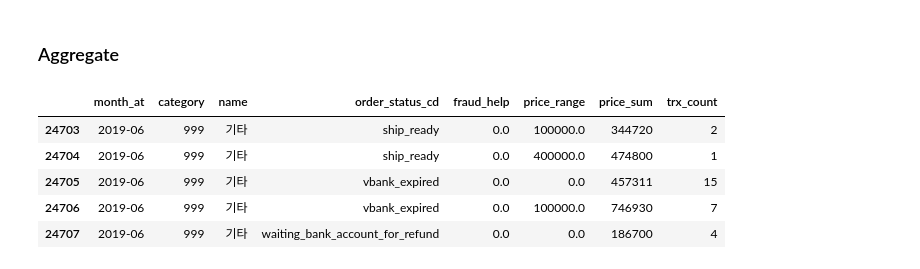
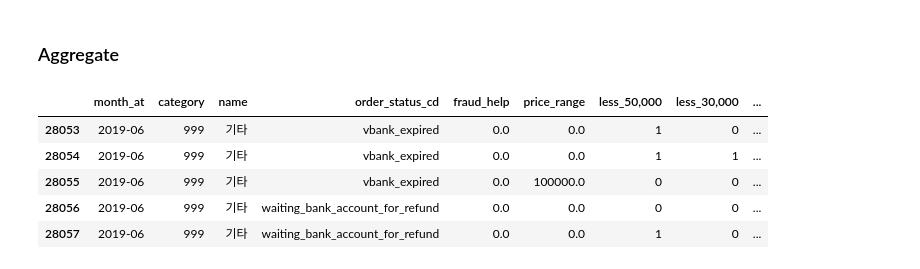
Before and after one commit to kiyoja07/python-bunjang, a Jupyter notebook: data-analysis/jupyter/11.fraud_pay.ipynb, the cells around one changed output. Cells and saved outputs as stored; diff of their text form; code cells hidden in the pictures.

```diff
--- a/data-analysis/jupyter/11.fraud_pay.ipynb
+++ b/data-analysis/jupyter/11.fraud_pay.ipynb
@@ -81,20 +95,6 @@ help_raw_frauder.tail()
 # %% [markdown]
 ### Merge
 # %%
-# change type to str
-for col in ['reporter_uid', 'fraud_uid']:
-
-    df = help_raw
-
-    df[col] = df[col].astype('str')
-
-for col in ['buyer_id', 'seller_id']:
-
-    df = pay_raw
-
-    df[col] = df[col].astype('str')
-
-# merge
 pay_help = pd.merge(pay_raw, help_raw,
                             left_on=['buyer_id', 'seller_id'],
                             right_on=['reporter_uid', 'fraud_uid'],
@@ -110,7 +110,18 @@ pay_help['category_3'] = pay_help['category_id'].astype(str).str[:3]
 pay_help = pd.merge(pay_help, df_category, left_on='category_3', right_on='category', how='left')
 
 # drop columns
-pay_help = pay_help.drop(['discussion_id', 'created_at', 'reporter_uid', 'fraud_uid', 'category_3'], axis=1)
+pay_help = pay_help.drop(['discussion_id', 'created_at', 'reporter_uid',
+                          'fraud_uid', 'category_3'], axis=1)
+
+# 10만원 단위 구간
+pay_help['price_range'] = (pay_help['total_price'] / 100000).apply(np.floor) * 100000
+
+# 5만원 이하
+pay_help['less_50,000'] = pay_help['total_price'].apply(lambda x: 1 if x <= 50000 else 0)
+
+# 3만원 이하
+pay_help['less_30,000'] = pay_help['total_price'].apply(lambda x: 1 if x <= 30000 else 0)
+
 
 pay_help.tail()
 # %% [output]
@@ -125,21 +134,22 @@ pay_help['price_range'] = (pay_help['total_price'] / 100000).apply(np.floor) * 1
 # %% [markdown]
 ### Aggregate
 # %%
-pay_help_result = pay_help.groupby(['month_at', 'category', 'name', 'order_status_cd', 'fraud_help', 'price_range'
+pay_help_result = pay_help.groupby(['month_at', 'category', 'name', 'order_status_cd',
+                                    'fraud_help', 'price_range', 'less_50,000', 'less_30,000'
                             ], as_index=False).agg({'total_price': 'sum', 'date': 'count'})
 
 
 pay_help_result = pay_help_result.rename(columns={'total_price': 'price_sum', 'date': 'trx_count'})
 
 # save
-save_path = '../csv/tmp/pay_help_result.csv'
+save_path = '../csv/result/pay_help_result.csv'
 pay_help_result.to_csv(save_path, index=False, mode='w', header=True)
 
 pay_help_result.tail()
 # %% [output]
-|  | month_at | category | name | order_status_cd | fraud_help | price_range | price_sum | trx_count |
-| 24703 | 2019-06 | 999 | 기타 | ship_ready | 0.0 | 100000.0 | 344720 | 2 |
-| 24704 | 2019-06 | 999 | 기타 | ship_ready | 0.0 | 400000.0 | 474800 | 1 |
-| 24705 | 2019-06 | 999 | 기타 | vbank_expired | 0.0 | 0.0 | 457311 | 15 |
-| 24706 | 2019-06 | 999 | 기타 | vbank_expired | 0.0 | 100000.0 | 746930 | 7 |
-| 24707 | 2019-06 | 999 | 기타 | waiting_bank_account_for_refund | 0.0 | 0.0 | 186700 | 4 |
+|  | month_at | category | name | order_status_cd | fraud_help | price_range | less_50,000 | less_30,000 | ... |
+| 28053 | 2019-06 | 999 | 기타 | vbank_expired | 0.0 | 0.0 | 1 | 0 | ... |
+| 28054 | 2019-06 | 999 | 기타 | vbank_expired | 0.0 | 0.0 | 1 | 1 | ... |
+| 28055 | 2019-06 | 999 | 기타 | vbank_expired | 0.0 | 100000.0 | 0 | 0 | ... |
+| 28056 | 2019-06 | 999 | 기타 | waiting_bank_account_for_refund | 0.0 | 0.0 | 0 | 0 | ... |
+| 28057 | 2019-06 | 999 | 기타 | waiting_bank_account_for_refund | 0.0 | 0.0 | 1 | 0 | ... |
```
Also changed, not shown: parts of 3 cells of this notebook, 6 other files.
